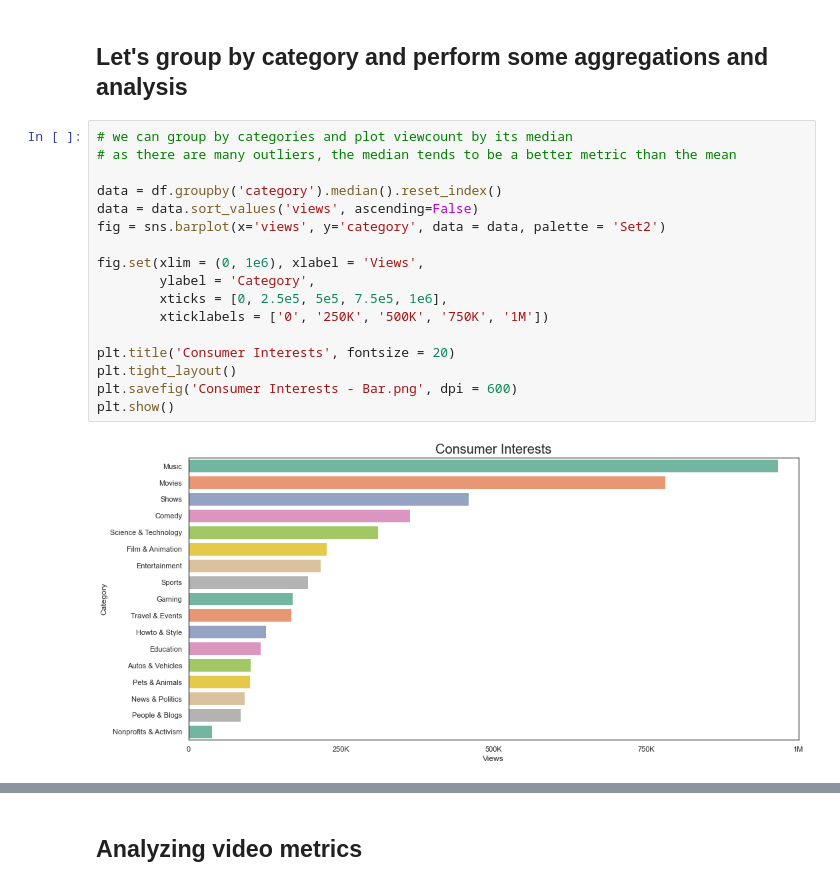
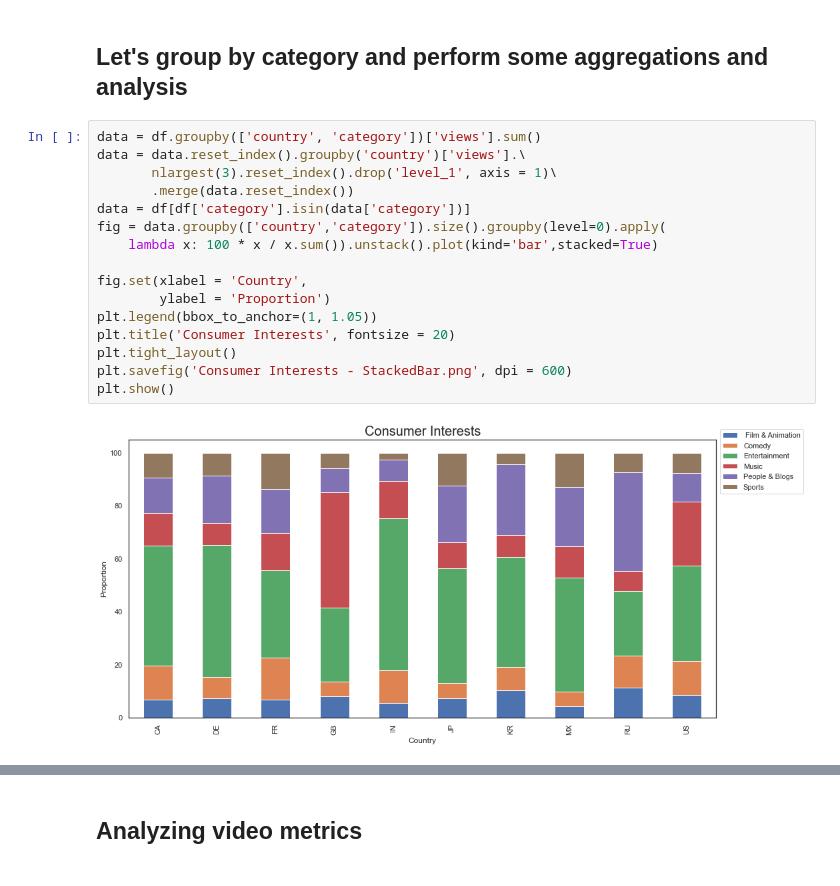
Before and after one commit to danielosetiawan/YouTube-EDA, a Jupyter notebook: youtube ipynb.ipynb, the cells around one changed output, grey strips where cells are left out. Saved outputs shown, nothing was run; the diff lists cells and outputs as text.

```diff
--- a/youtube ipynb.ipynb
+++ b/youtube ipynb.ipynb
@@ -322,22 +335,21 @@ plt.show()
 [figure]
 # %% [markdown]
 ## Let's group by category and perform some aggregations and analysis
-# %%
-# we can group by categories and plot viewcount by its median
-# as there are many outliers, the median tends to be a better metric than the mean
-
-data = df.groupby('category').median().reset_index()
-data = data.sort_values('views', ascending=False)
-fig = sns.barplot(x='views', y='category', data = data, palette = 'Set2')
-
-fig.set(xlim = (0, 1e6), xlabel = 'Views',
-        ylabel = 'Category',
-        xticks = [0, 2.5e5, 5e5, 7.5e5, 1e6],
-        xticklabels = ['0', '250K', '500K', '750K', '1M'])
-
-plt.title('Consumer Interests', fontsize = 20)
-plt.tight_layout()
-plt.savefig('Consumer Interests - Bar.png', dpi = 600)
-plt.show()
-# %% [output]
-[figure, removed]
+# %%
+data = df.groupby(['country', 'category'])['views'].sum()
+data = data.reset_index().groupby('country')['views'].\
+       nlargest(3).reset_index().drop('level_1', axis = 1)\
+       .merge(data.reset_index())
+data = df[df['category'].isin(data['category'])]
+fig = data.groupby(['country','category']).size().groupby(level=0).apply(
+    lambda x: 100 * x / x.sum()).unstack().plot(kind='bar',stacked=True)
+
+fig.set(xlabel = 'Country',
+        ylabel = 'Proportion')
+plt.legend(bbox_to_anchor=(1, 1.05))
+plt.title('Consumer Interests', fontsize = 20)
+plt.tight_layout()
+plt.savefig('Consumer Interests - StackedBar.png', dpi = 600)
+plt.show()
+# %% [output]
+[figure, added]
```
Also changed, not shown: parts of 40 cells of this notebook, 4 other files.
